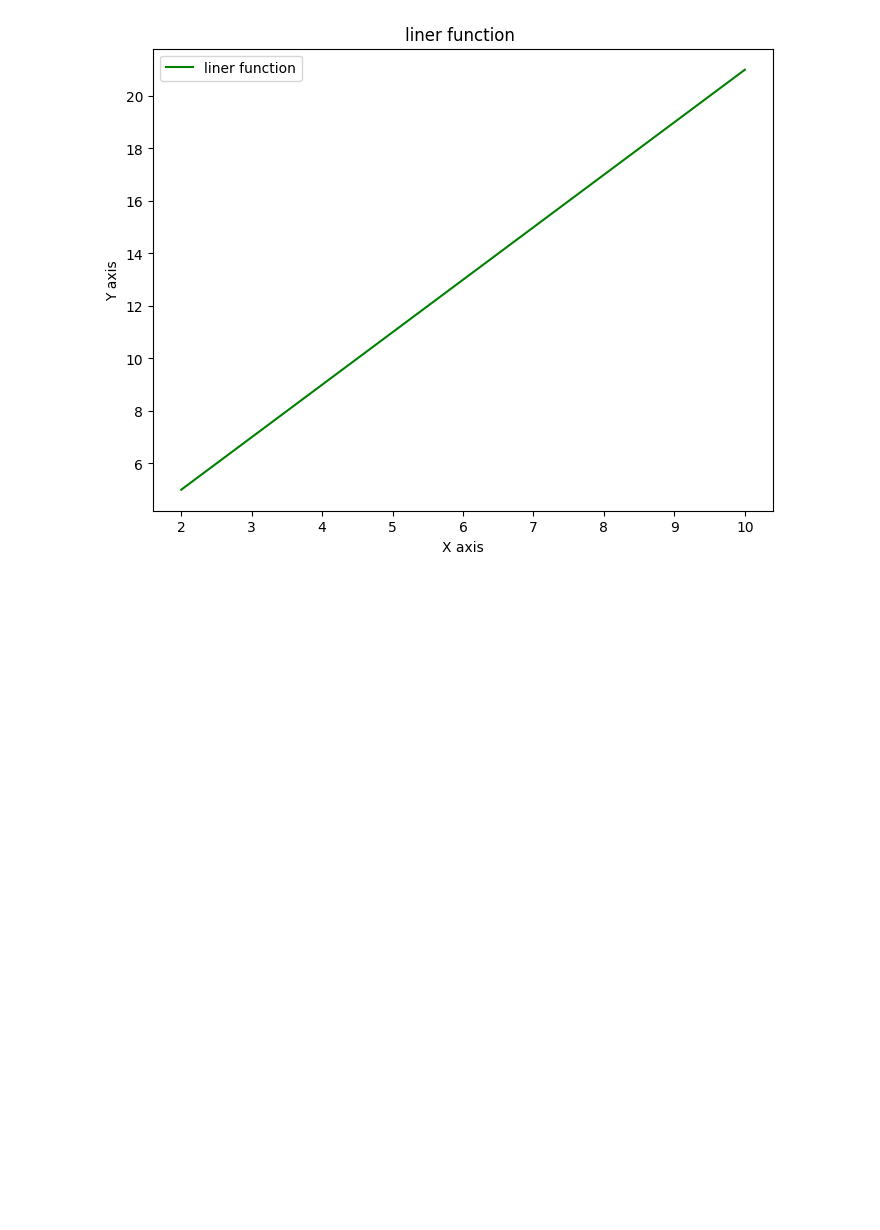
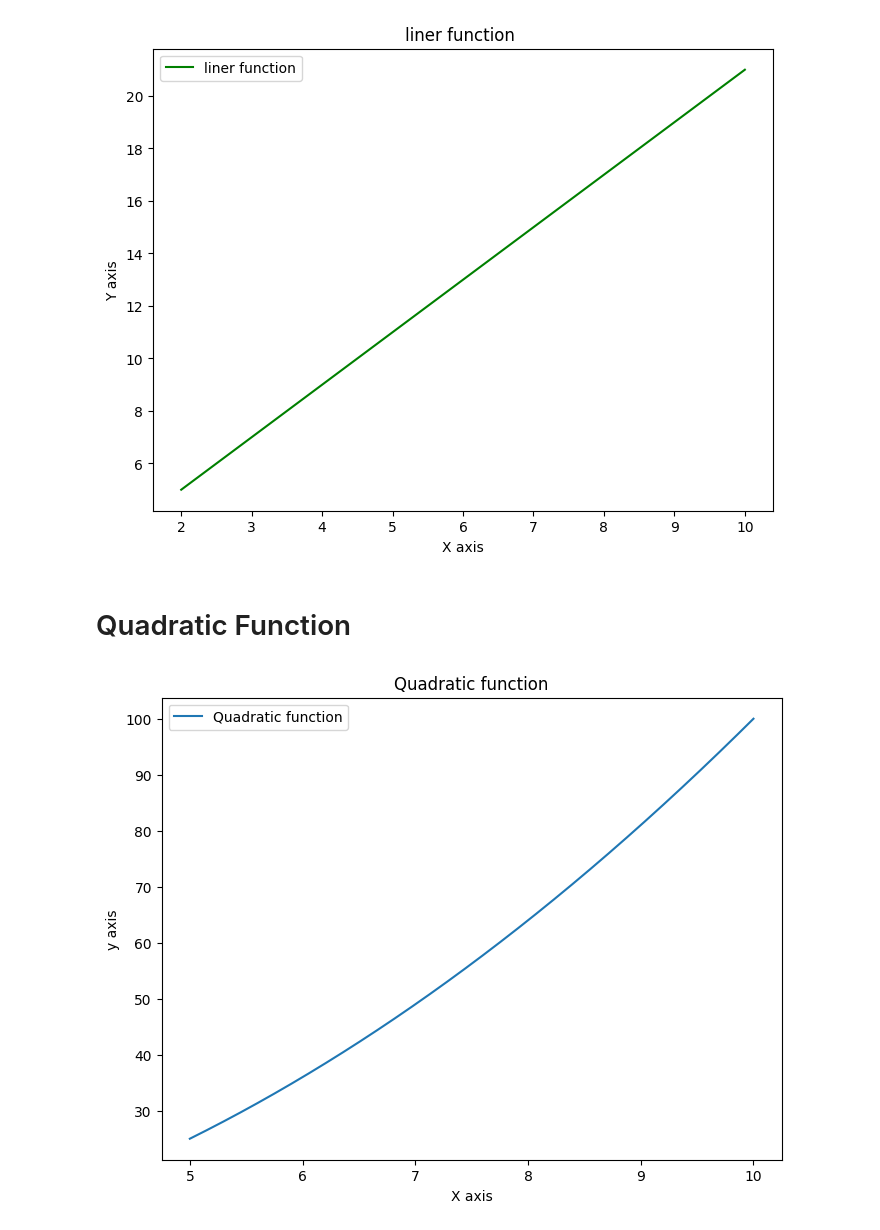
Before and after one commit to Engr-Jawad/statistics_for_data_Science, a Jupyter notebook: Calculas.ipynb, the cells around one changed output. Saved outputs shown, nothing was run; the diff lists cells and outputs as text; code cells hidden in the pictures; blank space fills up the shorter version.

Commit message:
quadratic and exponential fucntion graph are added

```diff
--- a/Calculas.ipynb
+++ b/Calculas.ipynb
@@ -48,3 +48,18 @@ plt.legend()
 plt.show()
 # %% [output]
 [figure]
+# %% [markdown]
+#  Quadratic Function
+# %%
+# Function: f(x)=x**2
+x = np.linspace(5,10,100000)
+y = x **2
+plt.figure(figsize=(8,6))
+plt.plot(x,y,label = "Quadratic function")
+plt.title("Quadratic function")
+plt.xlabel("X axis")
+plt.ylabel("y axis")
+plt.legend()
+plt.show()
+# %% [output]
+[figure, added]
```
Also changed, not shown: parts of 2 cells of this notebook.
